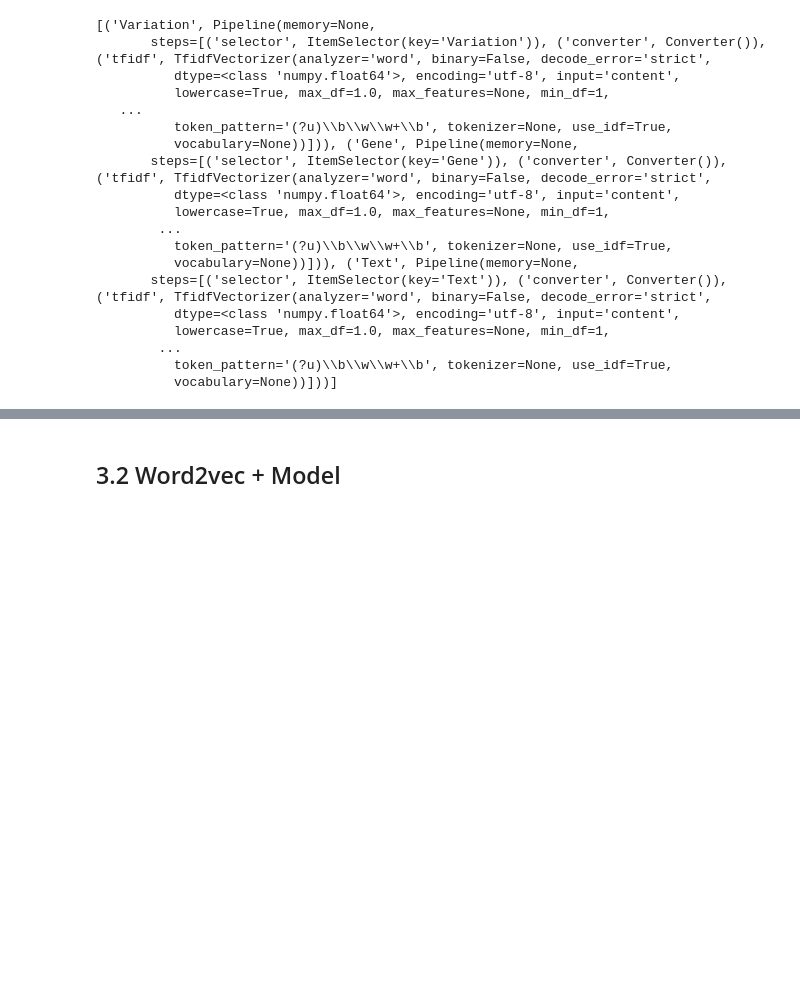
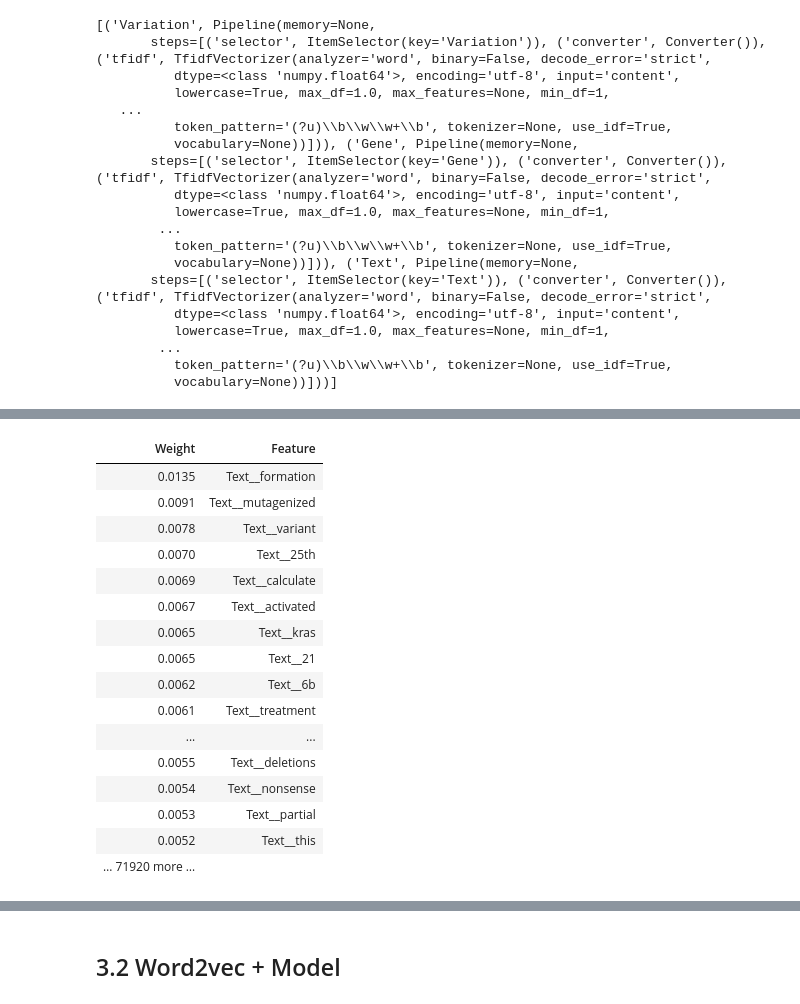
Before and after one commit to dujm/Health_PrecisionMedicine, a Jupyter notebook: notebooks/02Feature_and_Model_Sample_Data.ipynb, the cells around one changed output, grey strips where cells are left out. Cells and saved outputs as stored; diff of their text form; code cells hidden in the pictures; blank space fills up the shorter version.

```diff
--- a/notebooks/02Feature_and_Model_Sample_Data.ipynb
+++ b/notebooks/02Feature_and_Model_Sample_Data.ipynb
@@ -611,0 +636,15 @@ df_name.to_csv('../data/features/sample_3groups_tf_idf_featuers.csv')
+# %%
+# 2. Feature extraction and Union
+vectorizer = FeatureUnion([
+    ('Variation',TfidfVectorizer(preprocessor=build_preprocessor(X,'Variation'))),
+        ('Gene',TfidfVectorizer(preprocessor=build_preprocessor(X,'Gene'))),
+        ('Text',TfidfVectorizer(preprocessor=build_preprocessor(X,'Text'))),
+])
+# %%
+X_v = vectorizer.fit_transform(X.values)
+# %%
+X_tr, X_val, y_tr, y_val = train_test_split(X_v,
+                                            y,
+                                            test_size=0.2,
+                                            stratify=y,
+                                            random_state=42)
@@ -611,0 +666,20 @@ df_name.to_csv('../data/features/sample_3groups_tf_idf_featuers.csv')
+# %%
+eli5.show_weights(model, vec=vectorizer)
+# %% [output]
+| Weight | Feature |
+| 0.0135 | Text__formation |
+| 0.0091 | Text__mutagenized |
+| 0.0078 | Text__variant |
+| 0.0070 | Text__25th |
+| 0.0069 | Text__calculate |
+| 0.0067 | Text__activated |
+| 0.0065 | Text__kras |
+| 0.0065 | Text__21 |
+| 0.0062 | Text__6b |
+| 0.0061 | Text__treatment |
+| ... | ... |
+| 0.0055 | Text__deletions |
+| 0.0054 | Text__nonsense |
+| 0.0053 | Text__partial |
+| 0.0052 | Text__this |
+| … 71920 more … |  |
```
Also changed, not shown: parts of 15 cells of this notebook.
